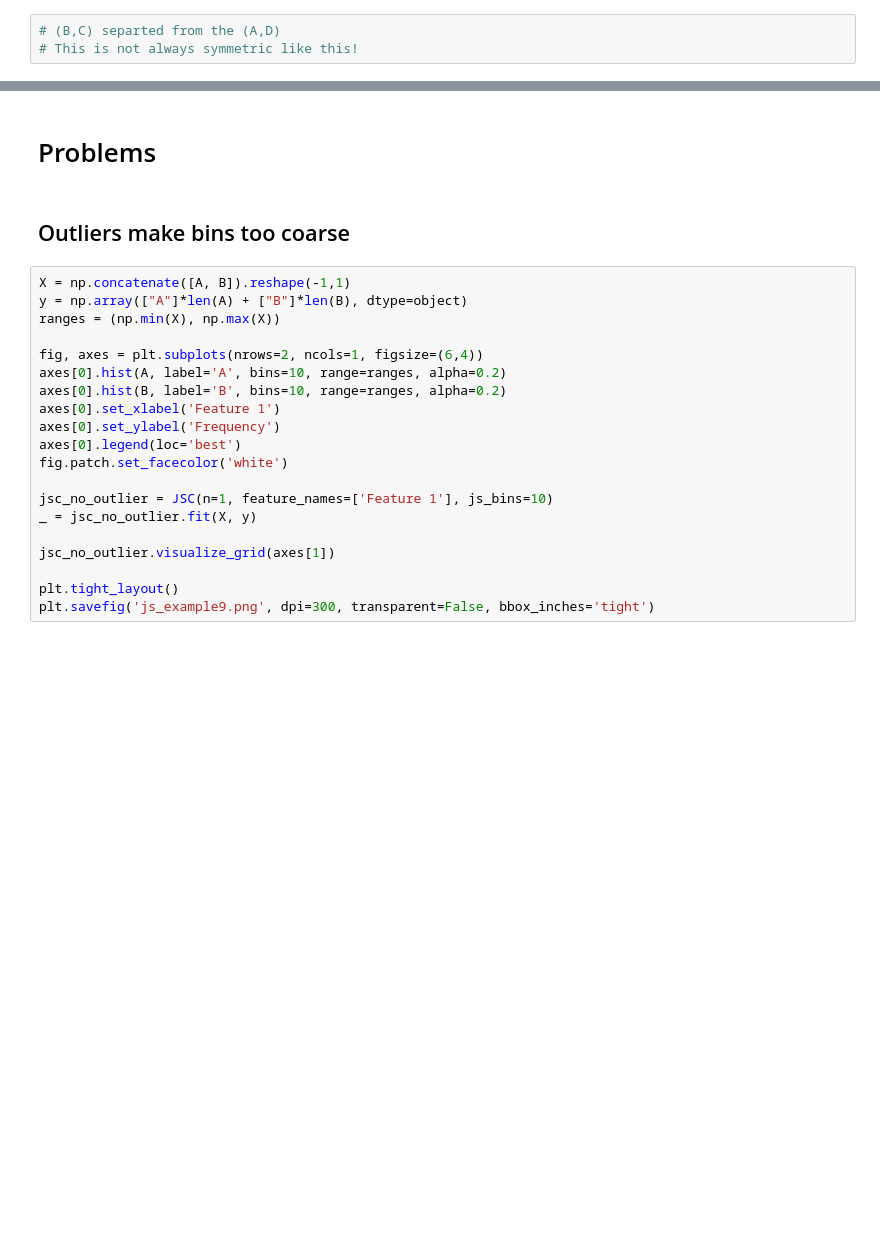
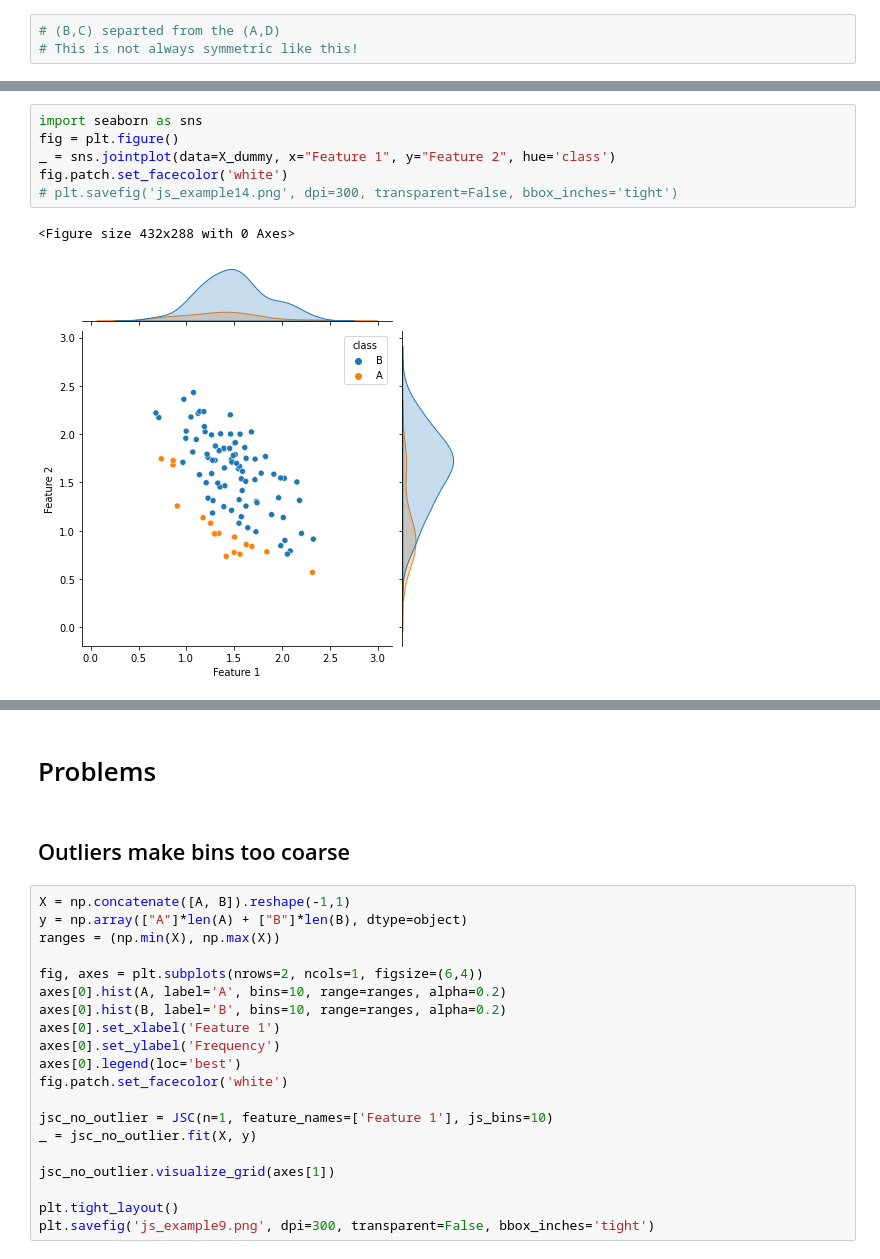
Before and after one commit to nathan-mahynski/nathan-mahynski.github.io, a Jupyter notebook: _tutorials/jensen_shannon/jensen_shannon.ipynb, the cells around one changed output, grey strips where cells are left out. Cells and saved outputs as stored; diff of their text form; blank space fills up the shorter version.

```diff
--- a/_tutorials/jensen_shannon/jensen_shannon.ipynb
+++ b/_tutorials/jensen_shannon/jensen_shannon.ipynb
@@ -229,0 +281,9 @@ jsc.interesting(threshold=0.65, method="max", min_delta=0.05)
+# %%
+import seaborn as sns
+fig = plt.figure()
+_ = sns.jointplot(data=X_dummy, x="Feature 1", y="Feature 2", hue='class')
+fig.patch.set_facecolor('white')
+# plt.savefig('js_example14.png', dpi=300, transparent=False, bbox_inches='tight')
+# %% [output]
+<Figure size 432x288 with 0 Axes>
+[figure, added]
```
Also changed, not shown: parts of 19 cells of this notebook, 5 other files.
